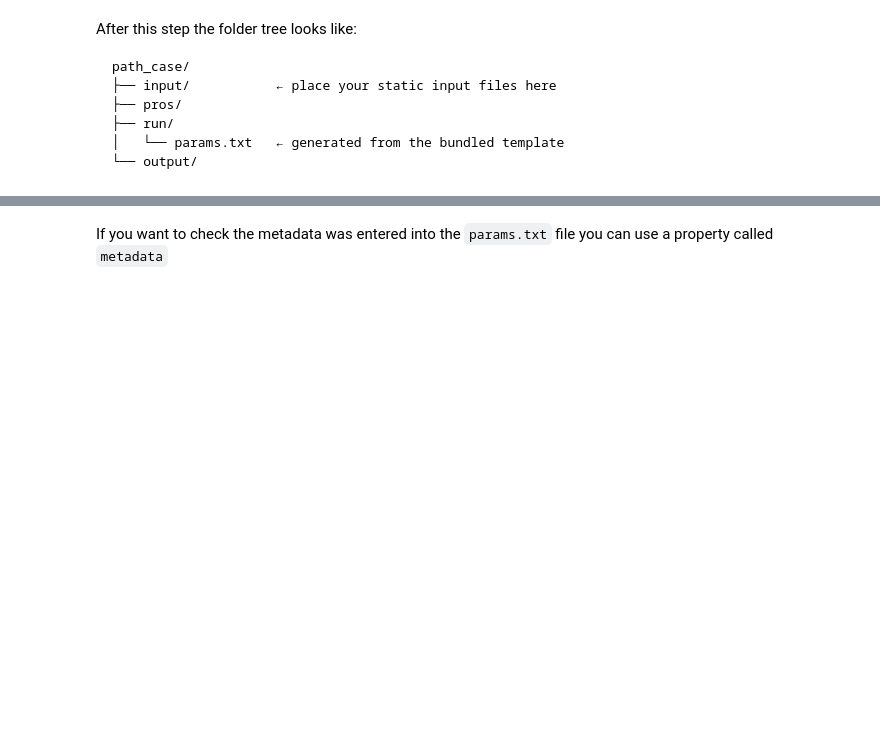
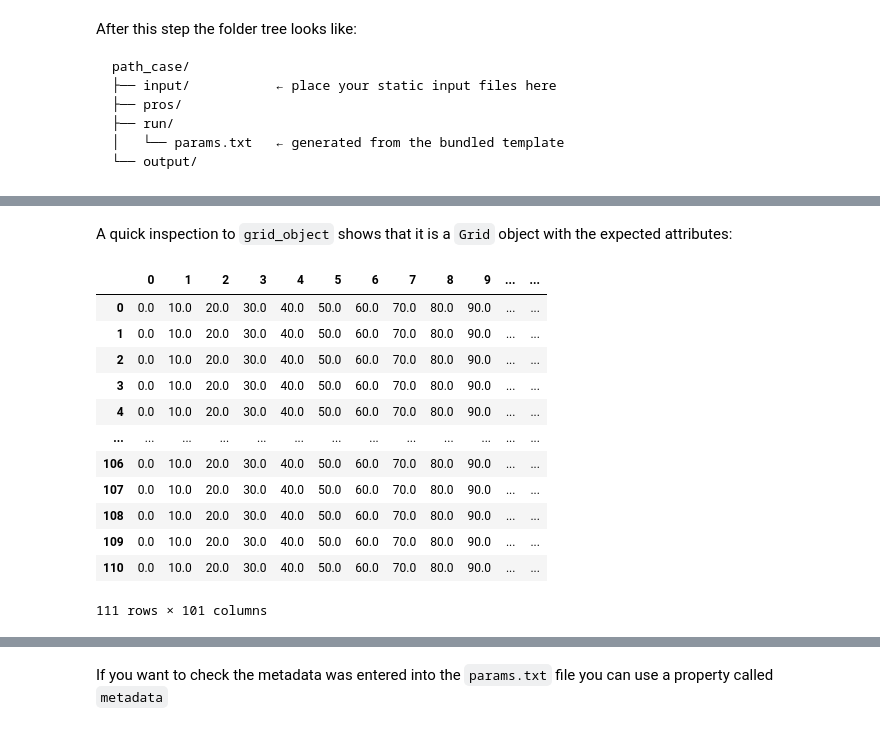
Before and after one commit to oceanicos-dev-org/oceanicospy, a Jupyter notebook: examples/models/xbeach_2D_case.ipynb, the cells around one changed output, grey strips where cells are left out. Drawn from its saved outputs; the diff is of its cells as text; code cells hidden in the pictures; blank space fills up the shorter version.

````diff
--- a/examples/models/xbeach_2D_case.ipynb
+++ b/examples/models/xbeach_2D_case.ipynb
@@ -114,4 +114,4 @@ For this purpose method from `GridMaker.build_rectangular_grid()` which reads th
 if you already have pre-built `.grd` files for x and y direction, you can place both inside `input/` and `GridMaker` will detect them, copy them to `run/`, and skip grid construction entirely.
 ```
 # %%
-case_grid = xbeachpy.preprocess.GridMaker(init=case,dx=10, dy=10)
+case_grid = xbeachpy.preprocess.GridMaker(init=case,coordinates_type="relative")
@@ -118,2 +123,2 @@ case_grid = xbeachpy.preprocess.GridMaker(init=case,dx=10, dy=10)
 # %%
-case_grid.build_rectangular_grid(source_file='XBeach_domain.shp')
+grid_object = case_grid.build_rectangular_grid.from_shapefile(source_file='XBeach_domain.shp',dx=10,dy=10)
@@ -129,0 +125,18 @@ case_grid.metadata
+# %% [markdown]
+A quick inspection to `grid_object` shows that it is a `Grid` object with the expected attributes:
+# %%
+grid_object.relative_x_coordinates
+# %% [output]
+|  | 0 | 1 | 2 | 3 | 4 | 5 | 6 | 7 | 8 | 9 | ... | ... |
+| 0 | 0.0 | 10.0 | 20.0 | 30.0 | 40.0 | 50.0 | 60.0 | 70.0 | 80.0 | 90.0 | ... | ... |
+| 1 | 0.0 | 10.0 | 20.0 | 30.0 | 40.0 | 50.0 | 60.0 | 70.0 | 80.0 | 90.0 | ... | ... |
+| 2 | 0.0 | 10.0 | 20.0 | 30.0 | 40.0 | 50.0 | 60.0 | 70.0 | 80.0 | 90.0 | ... | ... |
+| 3 | 0.0 | 10.0 | 20.0 | 30.0 | 40.0 | 50.0 | 60.0 | 70.0 | 80.0 | 90.0 | ... | ... |
+| 4 | 0.0 | 10.0 | 20.0 | 30.0 | 40.0 | 50.0 | 60.0 | 70.0 | 80.0 | 90.0 | ... | ... |
+| ... | ... | ... | ... | ... | ... | ... | ... | ... | ... | ... | ... | ... |
+| 106 | 0.0 | 10.0 | 20.0 | 30.0 | 40.0 | 50.0 | 60.0 | 70.0 | 80.0 | 90.0 | ... | ... |
+| 107 | 0.0 | 10.0 | 20.0 | 30.0 | 40.0 | 50.0 | 60.0 | 70.0 | 80.0 | 90.0 | ... | ... |
+| 108 | 0.0 | 10.0 | 20.0 | 30.0 | 40.0 | 50.0 | 60.0 | 70.0 | 80.0 | 90.0 | ... | ... |
+| 109 | 0.0 | 10.0 | 20.0 | 30.0 | 40.0 | 50.0 | 60.0 | 70.0 | 80.0 | 90.0 | ... | ... |
+| 110 | 0.0 | 10.0 | 20.0 | 30.0 | 40.0 | 50.0 | 60.0 | 70.0 | 80.0 | 90.0 | ... | ... |
+111 rows × 101 columns
````
Also changed, not shown: parts of 16 cells of this notebook, 4 other files.
